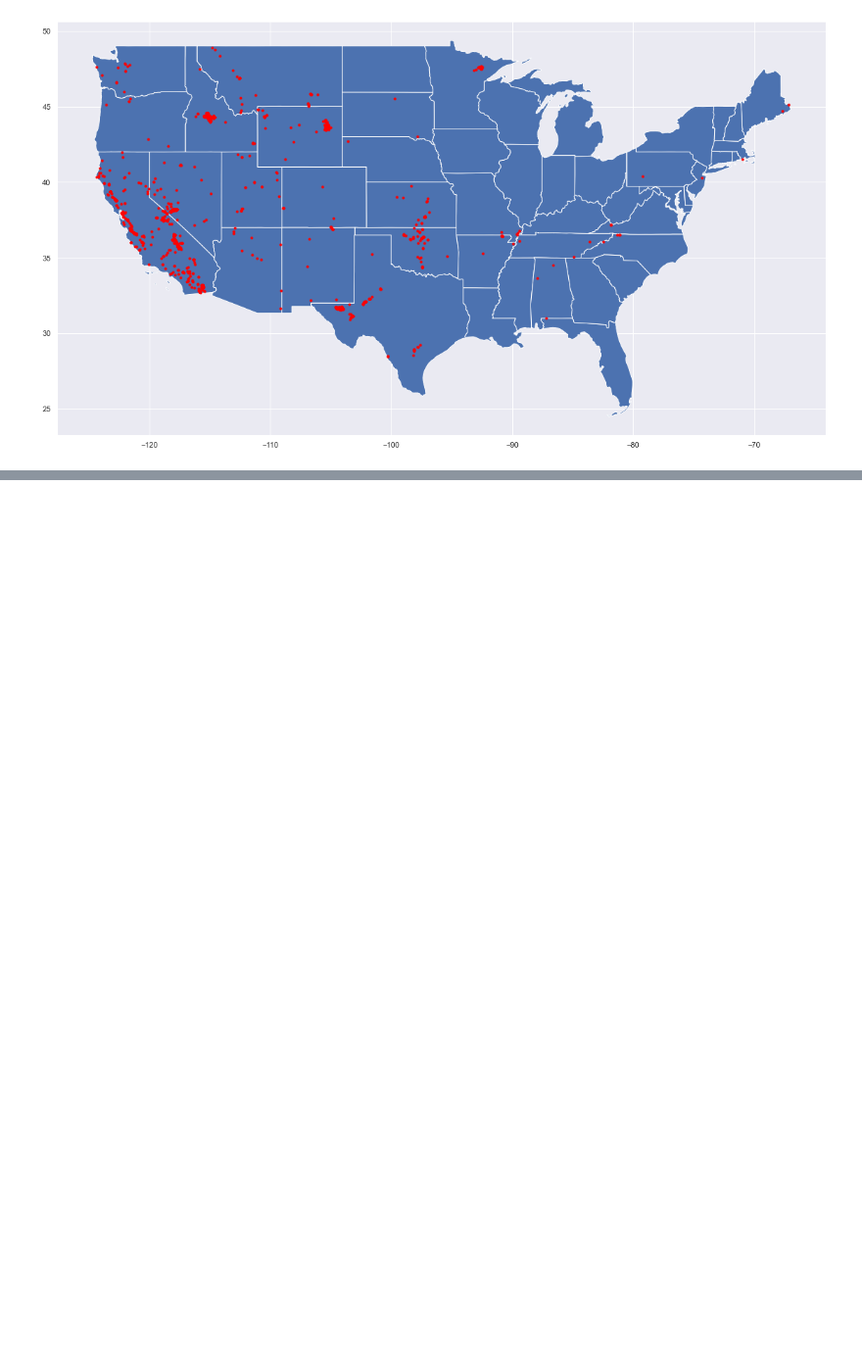
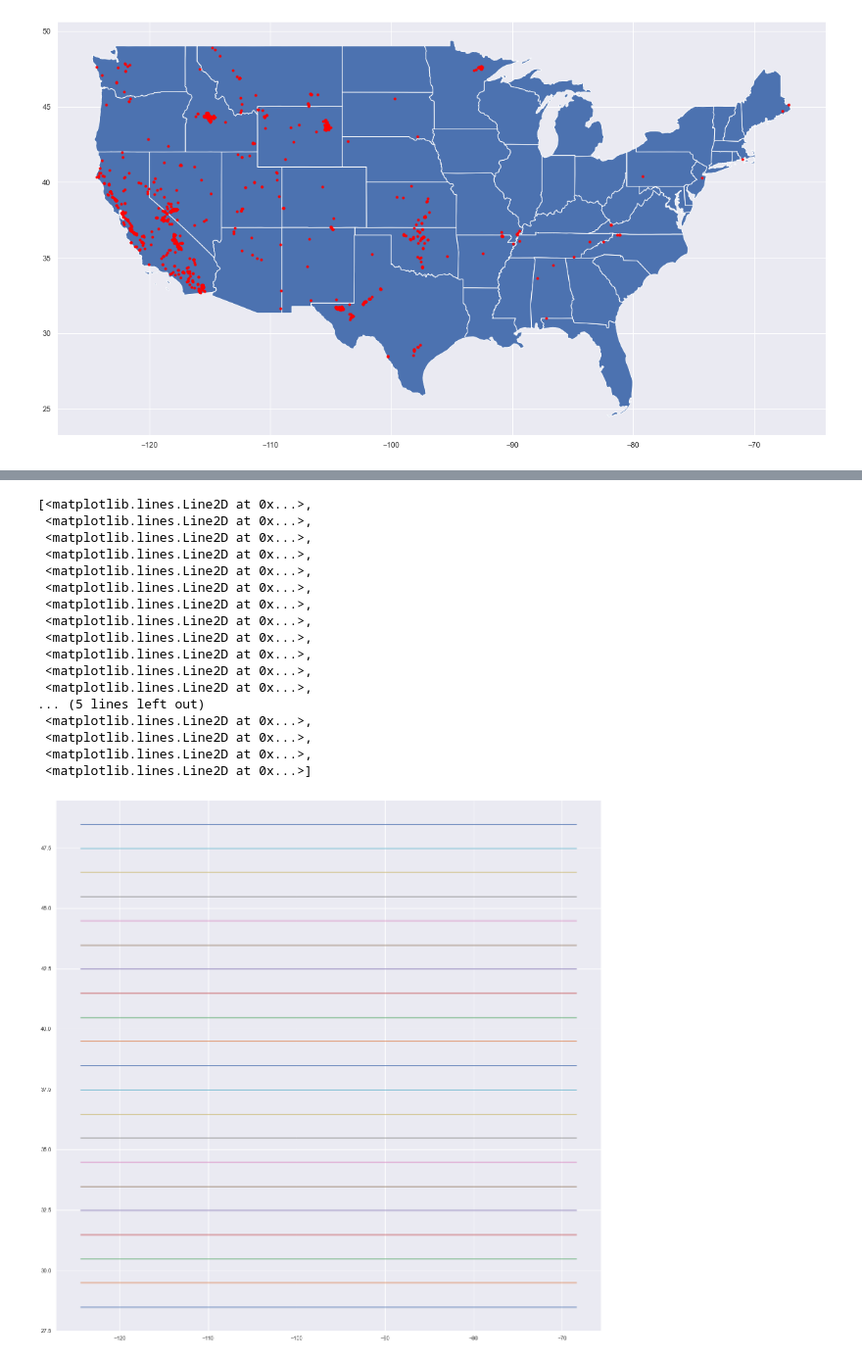
Before and after one commit to ci0cc0lat0/Data-Science-Group-Work, a Jupyter notebook: work2.0.ipynb, the cells around one changed output, grey strips where cells are left out. Shown at 98% size. Saved outputs shown, nothing was run; the diff lists cells and outputs as text; code cells hidden in the pictures; blank space fills up the shorter version.

```diff
--- a/work2.0.ipynb
+++ b/work2.0.ipynb
@@ -98,0 +111,22 @@ geo = gpd.GeoDataFrame(d.drop(['longitude', 'latitude'], axis = 1), crs={'init':
+# %%
+extent = x_min, x_max, y_min, y_max = [d.longitude.min(), d.longitude.max(), d.latitude.min(), d.latitude.max()]
+grid_x, grid_y = np.mgrid[x_min:x_max:2, y_min:y_max:1]
+# %% [output]
+[<matplotlib.lines.Line2D at 0x...>,
+ <matplotlib.lines.Line2D at 0x...>,
+ <matplotlib.lines.Line2D at 0x...>,
+ <matplotlib.lines.Line2D at 0x...>,
+ <matplotlib.lines.Line2D at 0x...>,
+ <matplotlib.lines.Line2D at 0x...>,
+ <matplotlib.lines.Line2D at 0x...>,
+ <matplotlib.lines.Line2D at 0x...>,
+ <matplotlib.lines.Line2D at 0x...>,
+ <matplotlib.lines.Line2D at 0x...>,
+ <matplotlib.lines.Line2D at 0x...>,
+ <matplotlib.lines.Line2D at 0x...>,
+... (5 lines left out)
+ <matplotlib.lines.Line2D at 0x...>,
+ <matplotlib.lines.Line2D at 0x...>,
+ <matplotlib.lines.Line2D at 0x...>,
+ <matplotlib.lines.Line2D at 0x...>]
+[figure, added]
```
Also changed, not shown: parts of 2 cells of this notebook.
